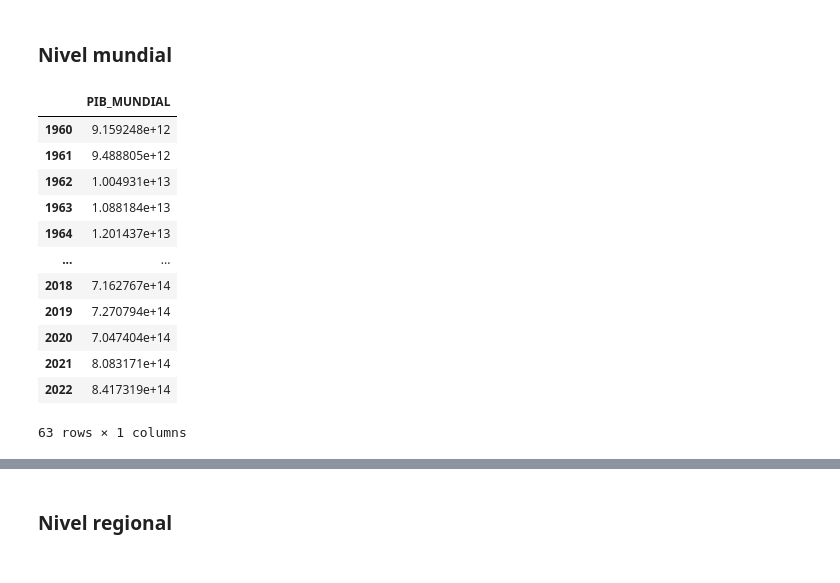
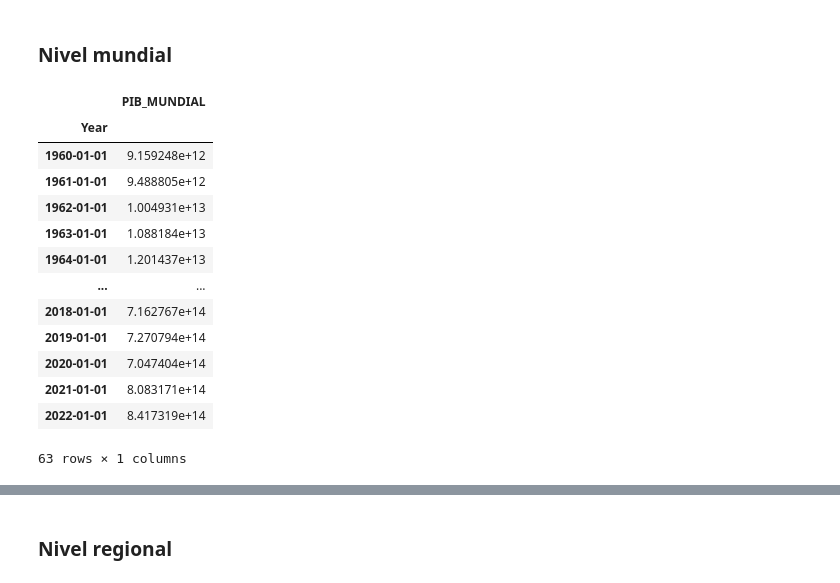
Before and after one commit to JairRamosG/Series_de_Tiempo, a Jupyter notebook: 05_Analisis/PIB/PIB.ipynb, the cells around one changed output, grey strips where cells are left out. Saved outputs shown, nothing was run; the diff lists cells and outputs as text; code cells hidden in the pictures.

```diff
--- a/05_Analisis/PIB/PIB.ipynb
+++ b/05_Analisis/PIB/PIB.ipynb
@@ -118,18 +118,21 @@ Se require de otros DataFrames:
 ### Nivel mundial
 # %%
 df_mundial = pib.iloc[:,:-2].sum(axis=0).to_frame('PIB_MUNDIAL')
+df_mundial.index = pd.to_datetime(df_mundial.index, format='%Y')
+df_mundial.index.name = 'Year'
 df_mundial
 # %% [output]
 |  | PIB_MUNDIAL |
-| 1960 | 9.159248e+12 |
-| 1961 | 9.488805e+12 |
-| 1962 | 1.004931e+13 |
-| 1963 | 1.088184e+13 |
-| 1964 | 1.201437e+13 |
+| Year |  |
+| 1960-01-01 | 9.159248e+12 |
+| 1961-01-01 | 9.488805e+12 |
+| 1962-01-01 | 1.004931e+13 |
+| 1963-01-01 | 1.088184e+13 |
+| 1964-01-01 | 1.201437e+13 |
 | ... | ... |
-| 2018 | 7.162767e+14 |
-| 2019 | 7.270794e+14 |
-| 2020 | 7.047404e+14 |
-| 2021 | 8.083171e+14 |
-| 2022 | 8.417319e+14 |
+| 2018-01-01 | 7.162767e+14 |
+| 2019-01-01 | 7.270794e+14 |
+| 2020-01-01 | 7.047404e+14 |
+| 2021-01-01 | 8.083171e+14 |
+| 2022-01-01 | 8.417319e+14 |
 63 rows × 1 columns
```
Also changed, not shown: parts of 3 cells of this notebook.
